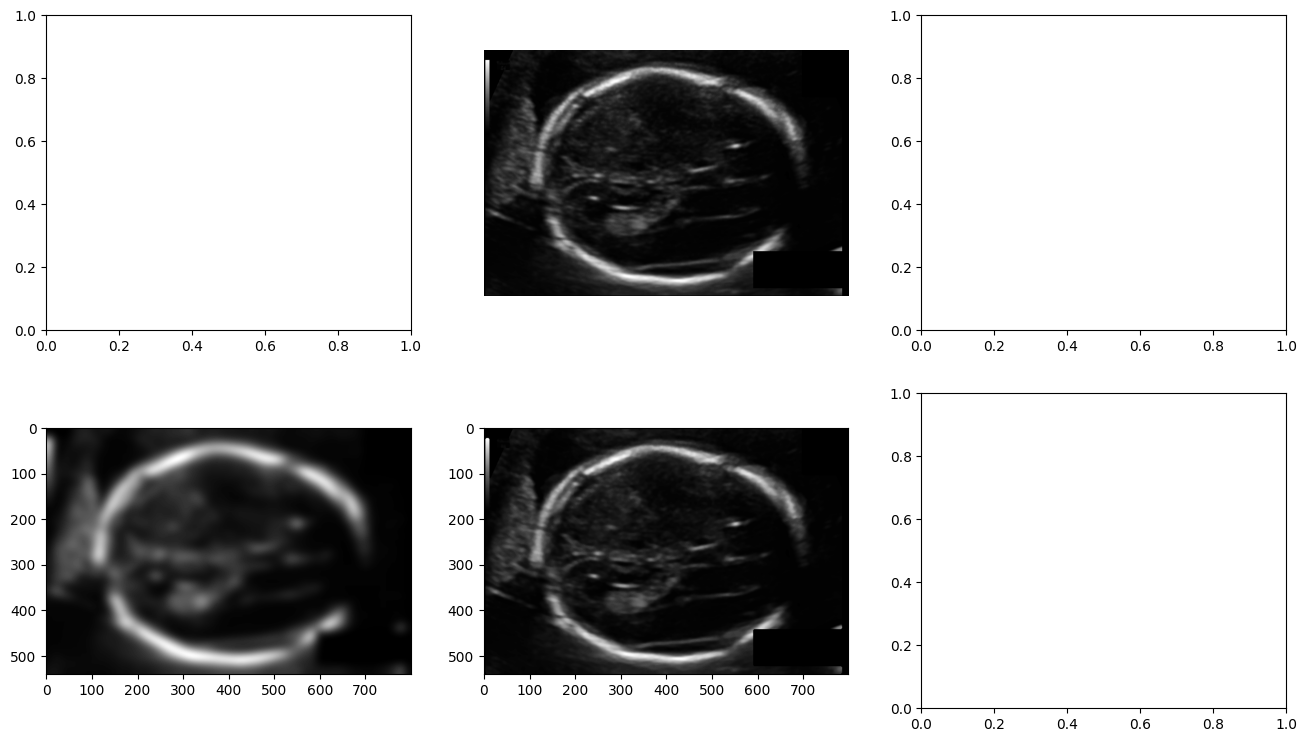
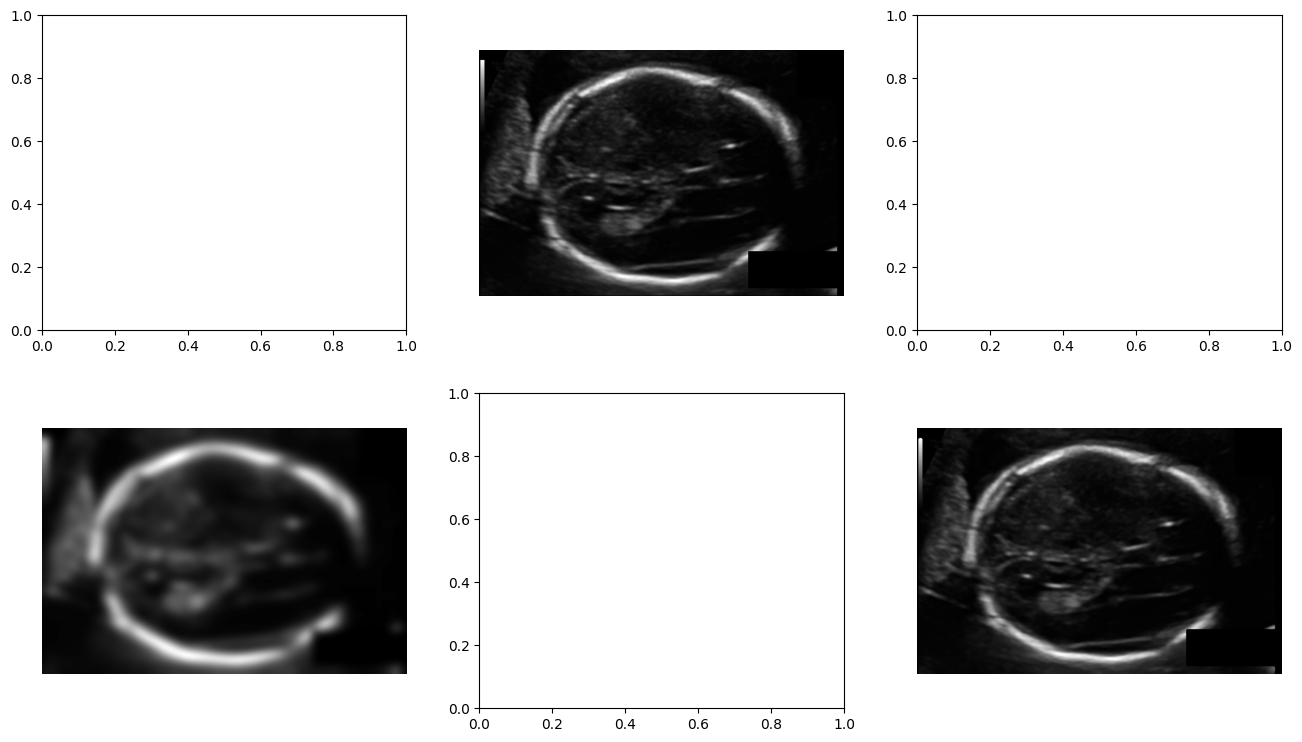
Code edit (unified diff) that turned the first committed figure into the second:
--- before
+++ after
@@ -10,5 +10,5 @@
 AnalysisPreROI("Median", im, im_median)
 
-ax[1,0].imshow(im_gaussian, cmap="gray"); ax[0,1].axis("off")
-ax[1,1].imshow(im_median, cmap="gray"); ax[0,1].axis("off")
+ax[1,0].imshow(im_gaussian, cmap="gray"); ax[1,0].axis("off")
+ax[1,2].imshow(im_median, cmap="gray"); ax[1,2].axis("off")
 

Commit: feat: x-ray heart feature ✅